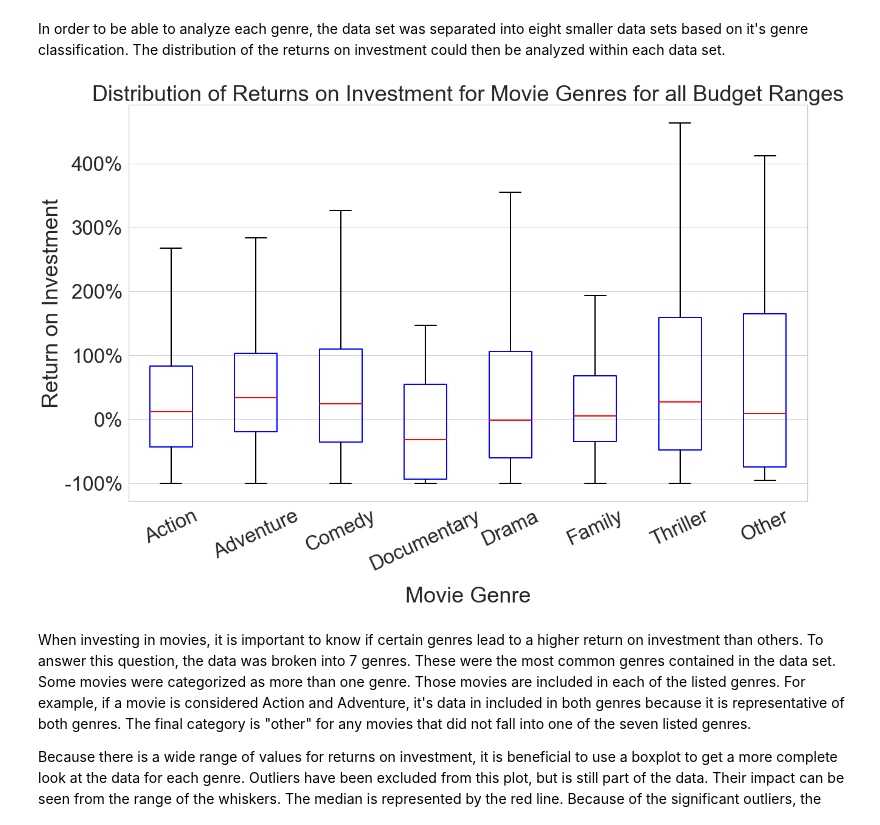
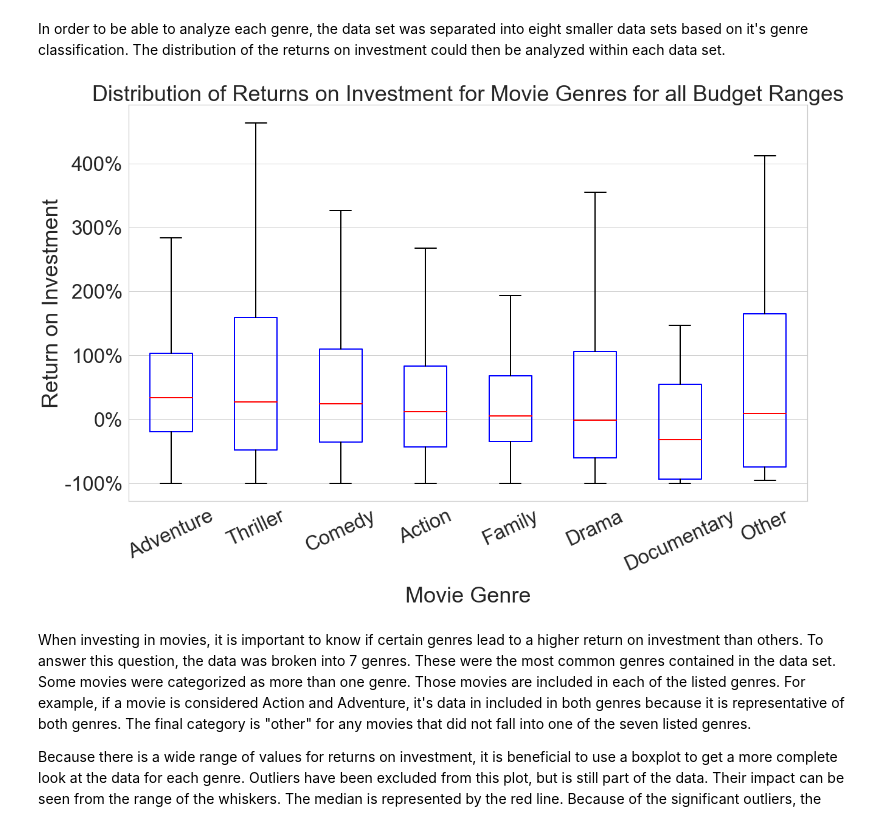
Before and after one commit to danvalen1/Film-Industry-Analysis, a Jupyter notebook: lhp.ipynb, the cells around one changed output. Saved outputs shown, nothing was run; the diff lists cells and outputs as text; code cells hidden in the pictures.

```diff
--- a/lhp.ipynb
+++ b/lhp.ipynb
@@ -188,42 +197,41 @@ fig.savefig('budgettierboxplot', bbox_inches='tight')
 # %%
-action = df[df['genres_Action_id'] == 1]
-adventure = df[df['genres_Adventure_id'] == 1]
-comedy = df[df['genres_Comedy_id'] == 1]
-family = df[df['genres_Family_id'] == 1]
-thriller = df[df['genres_Thriller_id'] == 1]
-documentary = df[df['genres_Documentary_id'] == 1]
-other = df[df['genres_tuple'] == '(0, 0, 0, 0, 0, 0, 0)']
-drama = df[df['genres_Drama_id'] == 1]
+def create_genre_dfs (DataFrame)
+
+    action = DataFrame[DataFrame['genres_Action_id'] == 1]
+    adventure = DataFrame[DataFrame['genres_Adventure_id'] == 1]
+    comedy = DataFrame[DataFrame['genres_Comedy_id'] == 1]
+    family = DataFrame[DataFrame['genres_Family_id'] == 1]
+    thriller = DataFrame[DataFrame['genres_Thriller_id'] == 1]
+    documentary = DataFrame[DataFrame['genres_Documentary_id'] == 1]
+    other = DataFrame[DataFrame['genres_tuple'] == '(0, 0, 0, 0, 0, 0, 0)']
+    drama = DataFrame[DataFrame['genres_Drama_id'] == 1]
 # %% [markdown]
 In order to be able to analyze each genre, the data set was separated into eight smaller data sets based on it's genre classification. The distribution of the returns on investment could then be analyzed within each data set.
 # %%
-fig,  ax = plt.subplots(figsize = (20,12))
-ax.boxplot([action['ROI'],
-            adventure['ROI'],
-            comedy['ROI'],
-            documentary['ROI'],
-            drama['ROI'],
-            family['ROI'],
-            thriller['ROI'],
-            other['ROI']],
-            showfliers = False,
-            boxprops= dict(linewidth=2.0, color='blue'),
-            whiskerprops=dict(linestyle='-',linewidth=2.0, color='black'),
-            medianprops = dict(linewidth = 2.0, color = 'red'), capprops = dict(linewidth = 2.0))
+def genre_boxplot ()
 
-ax.set_title('Distribution of Returns on Investment for Movie Genres for all Budget Ranges')
-ax.set_ylabel('Return on Investment')
-ax.yaxis.set_major_formatter(mtick.PercentFormatter())
-ax.set_xlabel('Movie Genre')
-plt.grid(which='major', axis='x')
-plt.xticks([1, 2, 3, 4, 5, 6, 7, 8], ['Action', 'Adventure', 'Comedy', 'Documentary', 'Drama','Family', 'Thriller', 'Other'])
-fig.suptitle("")
-plt.xticks(rotation=25)
-ax.xaxis.labelpad = 20
+    fig,  ax = plt.subplots(figsize = (20,12))
+    ax.boxplot([adventure['ROI'], thriller['ROI'], comedy['ROI'], action['ROI'], family['ROI'], drama['ROI'], documentary['ROI'],
+                other['ROI']],
+                showfliers = False,
+                boxprops= dict(linewidth=2.0, color='blue'),
+                whiskerprops=dict(linestyle='-',linewidth=2.0, color='black'),
+                medianprops = dict(linewidth = 2.0, color = 'red'), capprops = dict(linewidth = 2.0))
 
+    ax.set_title('Distribution of Returns on Investment for Movie Genres for all Budget Ranges')
+    ax.set_ylabel('Return on Investment')
+    ax.yaxis.set_major_formatter(mtick.PercentFormatter())
+    ax.set_xlabel('Movie Genre')
+    plt.grid(which='major', axis='x')
+    plt.xticks([1, 2, 3, 4, 5, 6, 7, 8], ['Adventure', 'Thriller', 'Comedy', 'Action', 'Family', 'Drama', 'Documentary', 'Other'])
+    fig.suptitle("")
+    plt.xticks(rotation=25)
+    ax.xaxis.labelpad = 20
+
+    return
 fig.savefig('genreROIboxplot', bbox_inches='tight')
 # %% [output]
-[figure, old version]
+[figure, new version]
 # %% [markdown]
 When investing in movies, it is important to know if certain genres lead to a higher return on investment than others. To answer this question, the data was broken into 7 genres. These were the most common genres contained in the data set. Some movies were categorized as more than one genre. Those movies are included in each of the listed genres. For example, if a movie is considered Action and Adventure, it's data in included in both genres because it is representative of both genres. The final category is "other" for any movies that did not fall into one of the seven listed genres.
 
```
Also changed, not shown: parts of 11 cells of this notebook, 6 other files.
